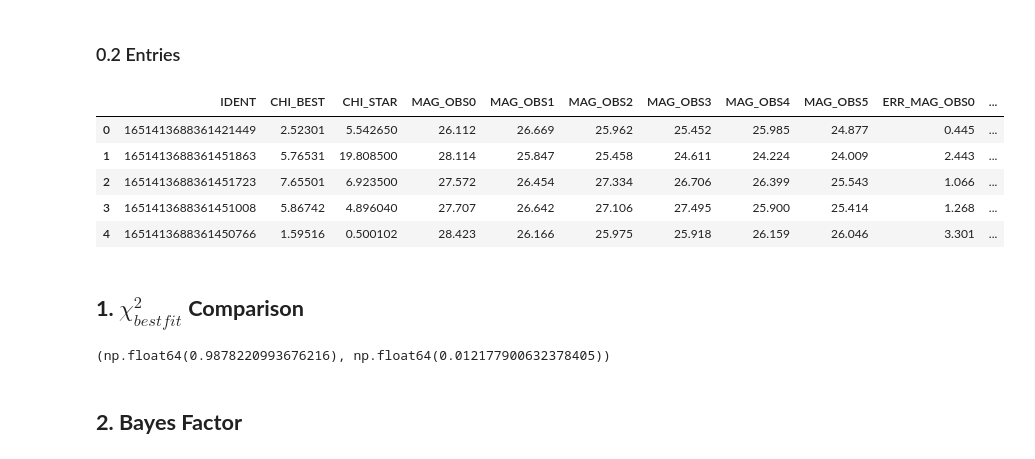
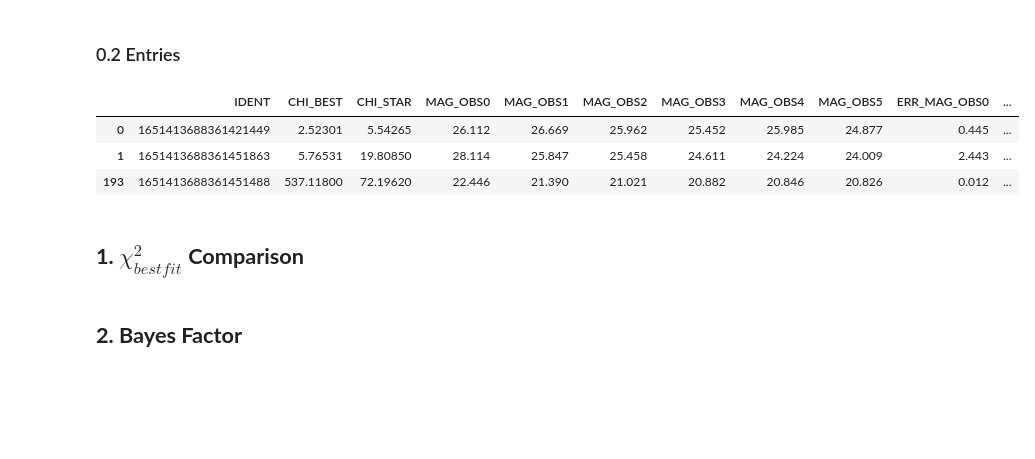
Before and after one commit to lephare-photoz/lephare, a Jupyter notebook: stargal/notebooks/SPLIT_dev.ipynb, the cells around one changed output. Cells and saved outputs as stored; diff of their text form; code cells hidden in the pictures; blank space fills up the shorter version.

```diff
--- a/stargal/notebooks/SPLIT_dev.ipynb
+++ b/stargal/notebooks/SPLIT_dev.ipynb
@@ -41,27 +38,37 @@ from scripts import utils as sutils
 ### 0.2 Entries
 # %%
 # The output of zphota is mandatory for BIC method
-dc2_BT_LSST_photoz = lsp.lephare_to_pandas(f"{base_dir}/simulation_catalogs/DC2/dp02_dc2_62_BT_LSST_full.out")
-photoz_cat = dc2_BT_LSST_photoz
+trilegal_BT_LSST_photoz = sutils.lephare_to_pandas(f"{base_dir}/catalogs/DC2/trilegal_dc2_errors_buzzard_BT_LSST_full.out")
+dc2_BT_LSST_photoz = sutils.lephare_to_pandas(f"{base_dir}/catalogs/DC2/dp02_dc2_62_BT_LSST_full.out")
+# trilegal_BT_LSST_photoz = dc2_BT_LSST_photoz[dc2_BT_LSST_photoz["ZSPEC"]==0]
+# dc2_BT_LSST_photoz = dc2_BT_LSST_photoz[dc2_BT_LSST_photoz["ZSPEC"]>1][:6579]
+photoz_cat = pd.concat((dc2_BT_LSST_photoz, trilegal_BT_LSST_photoz))
 
+# --- DP1 ---
+# dp1_cat = sutils.table_from_file(f'{base_dir}/catalogs/DP1/DP1_ECDFS_photometry.fits', output='pandas')
+# dp1_lephare = sutils.lephare_to_pandas(f"{base_dir}/catalogs/DP1/DP1ecdfs_buzzard_BT_LSST_full.out")
+# photoz_cat = sutils.join_tables(dp1_lephare, (dp1_cat[['refExtendedness', 'objectId']], 'IDENT', 'objectId'), how='left')
+# photoz_cat= photoz_cat[['IDENT','CHI_BEST', 'CHI_STAR',
+#                             'MAG_OBS0', 'MAG_OBS1', 'MAG_OBS2', 'MAG_OBS3', 'MAG_OBS4', 'MAG_OBS5',
+#                             'ERR_MAG_OBS0', 'ERR_MAG_OBS1', 'ERR_MAG_OBS2', 'ERR_MAG_OBS3', 'ERR_MAG_OBS4', 'ERR_MAG_OBS5',
+#                             'ZSPEC', 'refExtendedness']].copy()
 # FullLib for Bayes method
 # %%
 # --- Keep what is useful ---
 
 photoz_cat= photoz_cat[['IDENT','CHI_BEST', 'CHI_STAR',
                             'MAG_OBS0', 'MAG_OBS1', 'MAG_OBS2', 'MAG_OBS3', 'MAG_OBS4', 'MAG_OBS5',
                             'ERR_MAG_OBS0', 'ERR_MAG_OBS1', 'ERR_MAG_OBS2', 'ERR_MAG_OBS3', 'ERR_MAG_OBS4', 'ERR_MAG_OBS5', 'ZSPEC']].copy()
 
 # ZSPEC=0 -> star
 photoz_cat["IS_STAR"] = (photoz_cat["ZSPEC"] == 0).astype(int)
-photoz_cat[:5]
+# photoz_cat["IS_STAR"] = (photoz_cat["refExtendedness"] == 0).astype(int)
+photoz_cat[photoz_cat["IS_STAR"]==1][:3]
 # %% [output]
 |  | IDENT | CHI_BEST | CHI_STAR | MAG_OBS0 | MAG_OBS1 | MAG_OBS2 | MAG_OBS3 | MAG_OBS4 | MAG_OBS5 | ERR_MAG_OBS0 | ... |
-| 0 | 1651413688361421449 | 2.52301 | 5.542650 | 26.112 | 26.669 | 25.962 | 25.452 | 25.985 | 24.877 | 0.445 | ... |
-| 1 | 1651413688361451863 | 5.76531 | 19.808500 | 28.114 | 25.847 | 25.458 | 24.611 | 24.224 | 24.009 | 2.443 | ... |
-| 2 | 1651413688361451723 | 7.65501 | 6.923500 | 27.572 | 26.454 | 27.334 | 26.706 | 26.399 | 25.543 | 1.066 | ... |
-| 3 | 1651413688361451008 | 5.86742 | 4.896040 | 27.707 | 26.642 | 27.106 | 27.495 | 25.900 | 25.414 | 1.268 | ... |
-| 4 | 1651413688361450766 | 1.59516 | 0.500102 | 28.423 | 26.166 | 25.975 | 25.918 | 26.159 | 26.046 | 3.301 | ... |
+| 0 | 1651413688361421449 | 2.52301 | 5.54265 | 26.112 | 26.669 | 25.962 | 25.452 | 25.985 | 24.877 | 0.445 | ... |
+| 1 | 1651413688361451863 | 5.76531 | 19.80850 | 28.114 | 25.847 | 25.458 | 24.611 | 24.224 | 24.009 | 2.443 | ... |
+| 193 | 1651413688361451488 | 537.11800 | 72.19620 | 22.446 | 21.390 | 21.021 | 20.882 | 20.846 | 20.826 | 0.012 | ... |
 # %%
 #--- Algorithms to use ---
 use_BIC = True
@@ -94,8 +91,2 @@ def AB_probability_from_bic(BIC_A, BIC_B, prior_A=0.5, prior_B=0.5):
-# %%
-BICg = BIC(40,kG,nbands)
-BICs = BIC(47,kS,nbands)
-AB_probability_from_bic(BICg, BICs)
-# %% [output]
-(np.float64(0.9878220993676216), np.float64(0.012177900632378405))
 # %% [markdown]
 ## **2. Bayes Factor**
```
Also changed, not shown: parts of 21 cells of this notebook, 33 other files.
